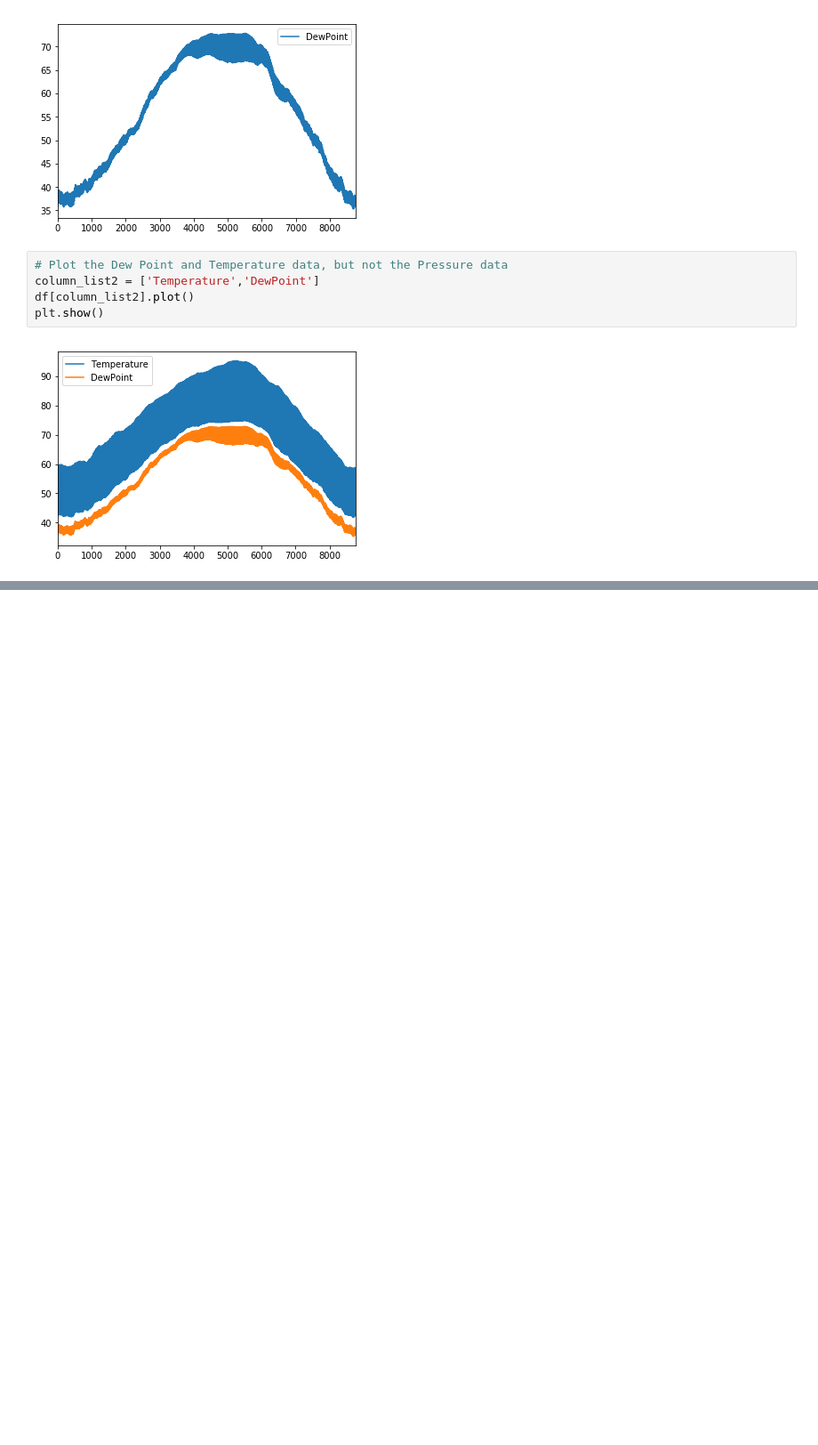
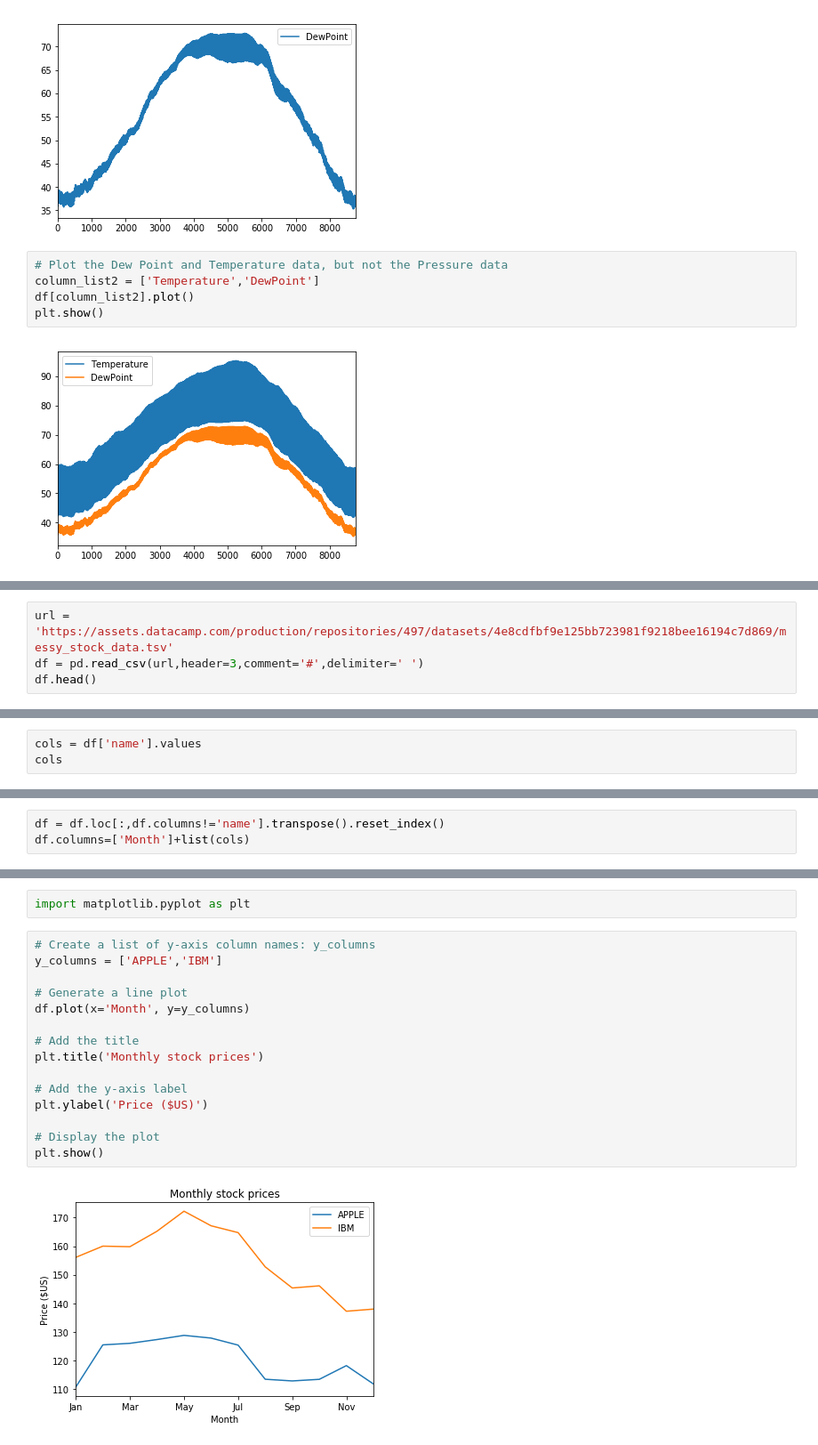
Before and after one commit to tanny411/Data-Camp, a Jupyter notebook: Datascience with Python career track/course 8 Pandas Foundation/Pandas_Foundations.ipynb, the cells around one changed output, grey strips where cells are left out. Shown at 89% size. Cells and saved outputs as stored; diff of their text form; blank space fills up the shorter version.

```diff
--- a/Datascience with Python career track/course 8 Pandas Foundation/Pandas_Foundations.ipynb
+++ b/Datascience with Python career track/course 8 Pandas Foundation/Pandas_Foundations.ipynb
@@ -393,0 +398,4 @@ plt.show()
+# %%
+url = 'https://assets.datacamp.com/production/repositories/497/datasets/4e8cdfbf9e125bb723981f9218bee16194c7d869/messy_stock_data.tsv'
+df = pd.read_csv(url,header=3,comment='#',delimiter=' ')
+df.head()
@@ -393,0 +408,3 @@ plt.show()
+# %%
+cols = df['name'].values
+cols
@@ -393,0 +413,3 @@ plt.show()
+# %%
+df = df.loc[:,df.columns!='name'].transpose().reset_index()
+df.columns=['Month']+list(cols)
@@ -393,0 +425,19 @@ plt.show()
+# %%
+import matplotlib.pyplot as plt
+# %%
+# Create a list of y-axis column names: y_columns
+y_columns = ['APPLE','IBM']
+
+# Generate a line plot
+df.plot(x='Month', y=y_columns)
+
+# Add the title
+plt.title('Monthly stock prices')
+
+# Add the y-axis label
+plt.ylabel('Price ($US)')
+
+# Display the plot
+plt.show()
+# %% [output]
+[figure, added]
```
Also changed, not shown: parts of 32 cells of this notebook.
